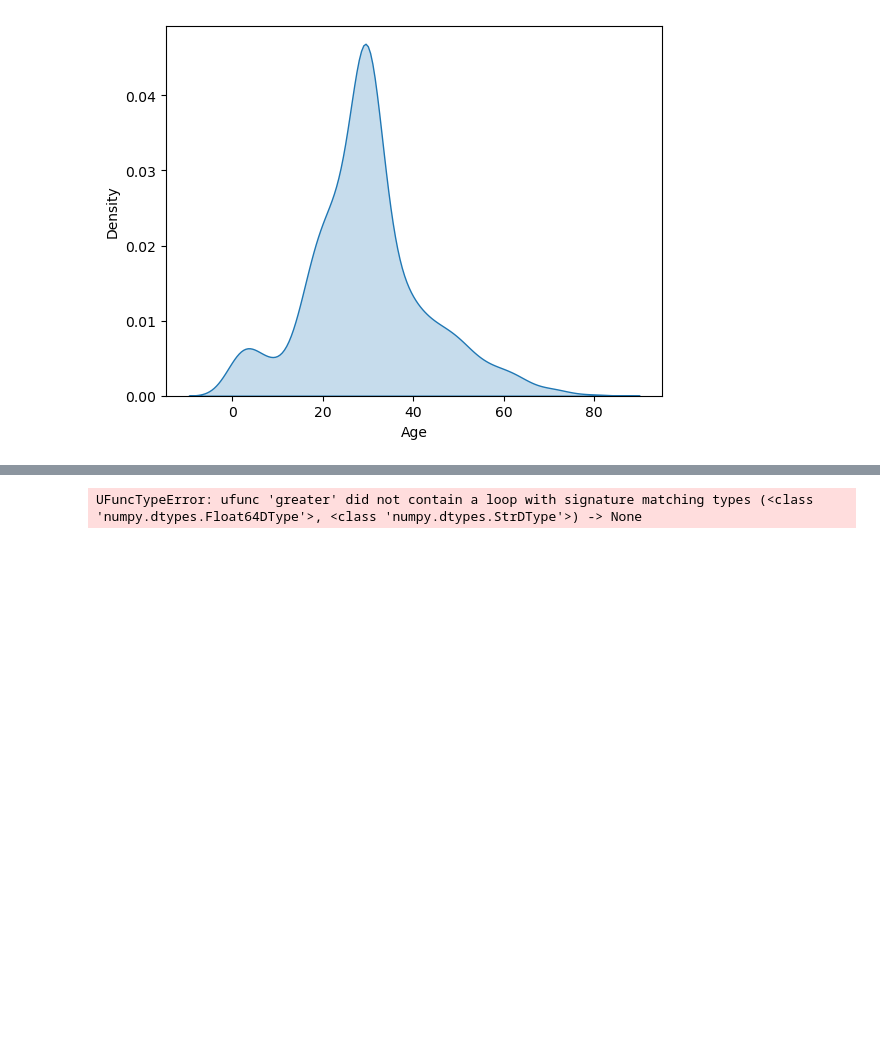
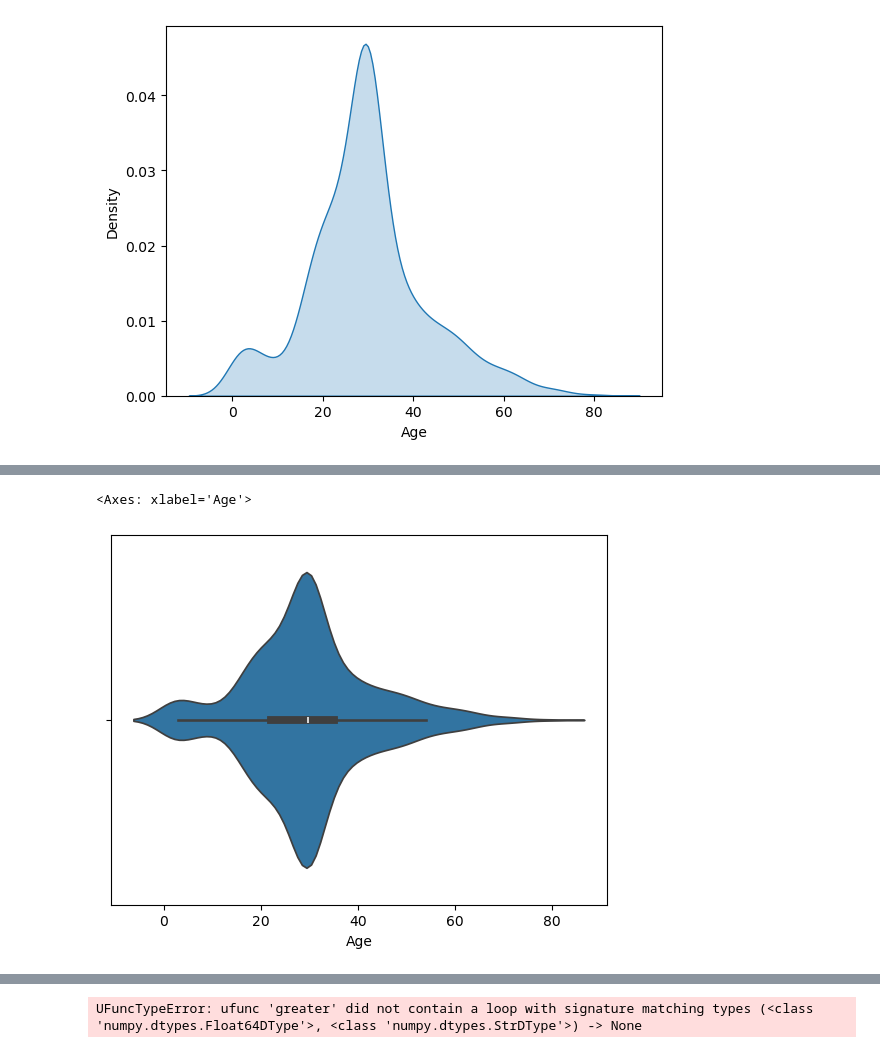
Before and after one commit to OJ658/Titanic_Survival_Prediction, a Jupyter notebook: survival_prediction.ipynb, the cells around one changed output, grey strips where cells are left out. Saved outputs shown, nothing was run; the diff lists cells and outputs as text; code cells hidden in the pictures; blank space fills up the shorter version.

```diff
--- a/survival_prediction.ipynb
+++ b/survival_prediction.ipynb
@@ -317,0 +252,5 @@ for col in num_cols :
+# %%
+sns.violinplot(x=train_set['Age'])
+# %% [output]
+<Axes: xlabel='Age'>
+[figure, added]
```
Also changed, not shown: parts of 44 cells of this notebook.
